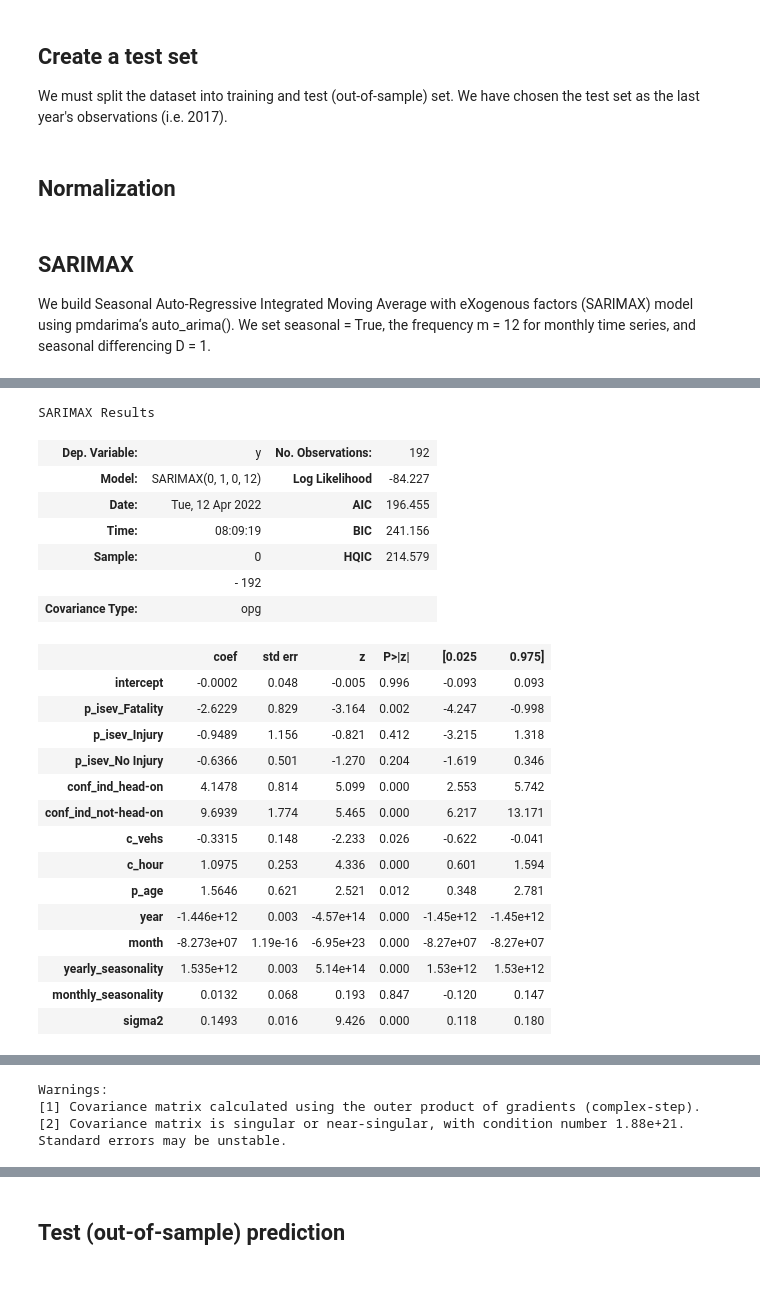
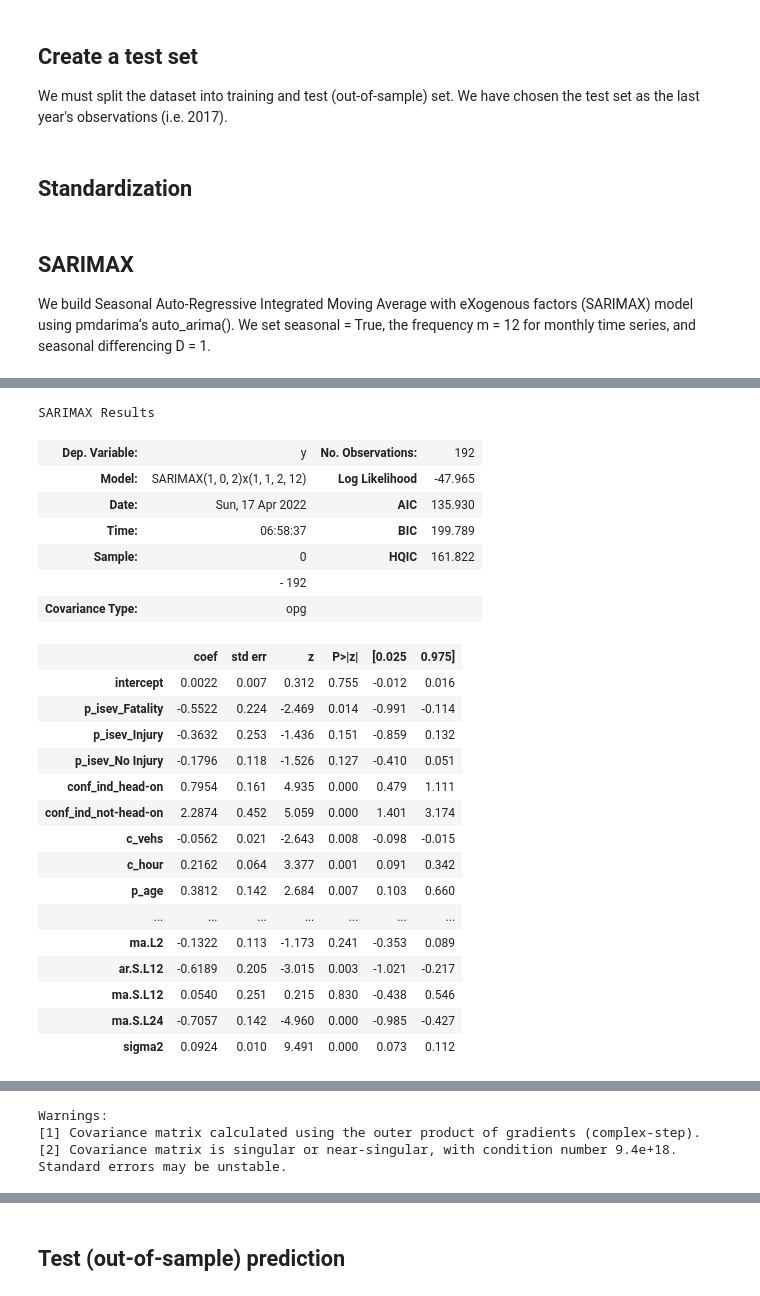
Before and after one commit to Owerre/Time-Series-Forecasting, a Jupyter notebook: fatality-forecast/notebooks/03-auto_arima.ipynb, the cells around one changed output, grey strips where cells are left out. Saved outputs shown, nothing was run; the diff lists cells and outputs as text; code cells hidden in the pictures.

```diff
--- a/fatality-forecast/notebooks/03-auto_arima.ipynb
+++ b/fatality-forecast/notebooks/03-auto_arima.ipynb
@@ -64,42 +65,44 @@ y = ts['fatality_rate']
 N = len(y)
 
 exog_variables = list(ts.drop('fatality_rate', axis=1).columns)
-X_exog = ts[exog_variables]
-X_exog['yearly_seasonality'] = np.arange(N) % 365
-X_exog['monthly_seasonality'] = np.arange(N) % 30
-# X_exog['weekly_seasonality'] = np.arange(N) % 7
+x_exog = ts[exog_variables]
+
+# add seasonality variables
+x_exog['yearly_seasonality'] = np.arange(N) % 365
+x_exog['monthly_seasonality'] = np.arange(N) % 30
+# x_exog['weekly_seasonality'] = np.arange(N) % 7
 # %%
 train_start, train_end = '1999-01-01','2014-12-01'
 test_start, test_end = '2014-01-01', '2017-12-01'
 
-X_train = X_exog[train_start: train_end]
+x_train = x_exog[train_start: train_end]
 y_train = y[train_start: train_end]
 
-X_test = X_exog[test_start: test_end]
+x_test = x_exog[test_start: test_end]
 y_test = y[test_start: test_end]
 # %% [markdown]
-## Normalization
+## Standardization
 # %%
-# Standardization
+# standardization
+scaler_x = StandardScaler()
 scaler_y = StandardScaler()
+
 y_train_scaled = scaler_y.fit_transform(y_train.values.reshape(-1,1))
-
-# Normalization
-scaler_X = MinMaxScaler()
-X_train_scaled = scaler_X.fit_transform(X_train)
-X_test_scaled = scaler_X.transform(X_test)
+x_train_scaled = scaler_x.fit_transform(x_train)
+x_test_scaled = scaler_x.transform(x_test)
 
 # pandas dataframe
-X_train_df = pd.DataFrame(X_train_scaled, columns = X_train.columns)
-X_test_df = pd.DataFrame(X_test_scaled, columns = X_test.columns)
+x_train_df = pd.DataFrame(x_train_scaled, columns = x_train.columns)
+x_test_df = pd.DataFrame(x_test_scaled, columns = x_test.columns)
 # %% [markdown]
 ## SARIMAX
 We build Seasonal Auto-Regressive Integrated Moving Average with eXogenous factors (SARIMAX) model using pmdarima‘s auto_arima(). We set seasonal = True, the frequency m = 12 for monthly time series, and seasonal differencing D = 1.
 # %%
-# Train sarimax from auto arima API
-sarimax = pm.auto_arima(y_train_scaled, exogenous = X_train_df, max_p = 4, max_q = 4, D = 1,
-                 m=12, test = 'adf', stepwise=True, suppress_warnings=True, error_action='ignore',
-                        seasonal= True, random_state= 42, trace = True, n_fits= 20)
+# train sarimax from auto arima API
+sarimax = pm.auto_arima(y_train_scaled, exogenous=x_train_df, max_p=4, max_q=4, D=1, m=12,
+                        test='adf', stepwise=True, suppress_warnings=True, error_action='ignore',
+                        seasonal=True, random_state=42, trace=True, n_fits=20
+                       )
 sarimax.summary()
 # %% [output]
 Performing stepwise search to minimize aic
@@ -120,23 +125,24 @@ Total fit time: 30.068 seconds
 SARIMAX Results
 | Dep. Variable: | y | No. Observations: | 192 |
-| Model: | SARIMAX(0, 1, 0, 12) | Log Likelihood | -84.227 |
-| Date: | Tue, 12 Apr 2022 | AIC | 196.455 |
-| Time: | 08:09:19 | BIC | 241.156 |
-| Sample: | 0 | HQIC | 214.579 |
+| Model: | SARIMAX(1, 0, 2)x(1, 1, 2, 12) | Log Likelihood | -47.965 |
+| Date: | Sun, 17 Apr 2022 | AIC | 135.930 |
+| Time: | 06:58:37 | BIC | 199.789 |
+| Sample: | 0 | HQIC | 161.822 |
 |  | - 192 |  |  |
 | Covariance Type: | opg |  |  |
 |  | coef | std err | z | P>|z| | [0.025 | 0.975] |
-| intercept | -0.0002 | 0.048 | -0.005 | 0.996 | -0.093 | 0.093 |
-| p_isev_Fatality | -2.6229 | 0.829 | -3.164 | 0.002 | -4.247 | -0.998 |
-| p_isev_Injury | -0.9489 | 1.156 | -0.821 | 0.412 | -3.215 | 1.318 |
-| p_isev_No Injury | -0.6366 | 0.501 | -1.270 | 0.204 | -1.619 | 0.346 |
-| conf_ind_head-on | 4.1478 | 0.814 | 5.099 | 0.000 | 2.553 | 5.742 |
-| conf_ind_not-head-on | 9.6939 | 1.774 | 5.465 | 0.000 | 6.217 | 13.171 |
-| c_vehs | -0.3315 | 0.148 | -2.233 | 0.026 | -0.622 | -0.041 |
-| c_hour | 1.0975 | 0.253 | 4.336 | 0.000 | 0.601 | 1.594 |
-| p_age | 1.5646 | 0.621 | 2.521 | 0.012 | 0.348 | 2.781 |
-| year | -1.446e+12 | 0.003 | -4.57e+14 | 0.000 | -1.45e+12 | -1.45e+12 |
-| month | -8.273e+07 | 1.19e-16 | -6.95e+23 | 0.000 | -8.27e+07 | -8.27e+07 |
-| yearly_seasonality | 1.535e+12 | 0.003 | 5.14e+14 | 0.000 | 1.53e+12 | 1.53e+12 |
-| monthly_seasonality | 0.0132 | 0.068 | 0.193 | 0.847 | -0.120 | 0.147 |
-| sigma2 | 0.1493 | 0.016 | 9.426 | 0.000 | 0.118 | 0.180 |
+| intercept | 0.0022 | 0.007 | 0.312 | 0.755 | -0.012 | 0.016 |
+| p_isev_Fatality | -0.5522 | 0.224 | -2.469 | 0.014 | -0.991 | -0.114 |
+| p_isev_Injury | -0.3632 | 0.253 | -1.436 | 0.151 | -0.859 | 0.132 |
+| p_isev_No Injury | -0.1796 | 0.118 | -1.526 | 0.127 | -0.410 | 0.051 |
+| conf_ind_head-on | 0.7954 | 0.161 | 4.935 | 0.000 | 0.479 | 1.111 |
+| conf_ind_not-head-on | 2.2874 | 0.452 | 5.059 | 0.000 | 1.401 | 3.174 |
+| c_vehs | -0.0562 | 0.021 | -2.643 | 0.008 | -0.098 | -0.015 |
+| c_hour | 0.2162 | 0.064 | 3.377 | 0.001 | 0.091 | 0.342 |
+| p_age | 0.3812 | 0.142 | 2.684 | 0.007 | 0.103 | 0.660 |
+| ... | ... | ... | ... | ... | ... | ... |
+| ma.L2 | -0.1322 | 0.113 | -1.173 | 0.241 | -0.353 | 0.089 |
+| ar.S.L12 | -0.6189 | 0.205 | -3.015 | 0.003 | -1.021 | -0.217 |
+| ma.S.L12 | 0.0540 | 0.251 | 0.215 | 0.830 | -0.438 | 0.546 |
+| ma.S.L24 | -0.7057 | 0.142 | -4.960 | 0.000 | -0.985 | -0.427 |
+| sigma2 | 0.0924 | 0.010 | 9.491 | 0.000 | 0.073 | 0.112 |
@@ -147,6 +153,6 @@ SARIMAX Results
 Warnings:
 [1] Covariance matrix calculated using the outer product of gradients (complex-step).
-[2] Covariance matrix is singular or near-singular, with condition number 1.88e+21. Standard errors may be unstable.
+[2] Covariance matrix is singular or near-singular, with condition number 9.4e+18. Standard errors may be unstable.
 # %%
 sarimax.plot_diagnostics(figsize=(18,10))
 plt.show()
```
Also changed, not shown: parts of 9 cells of this notebook, 6 other files.
